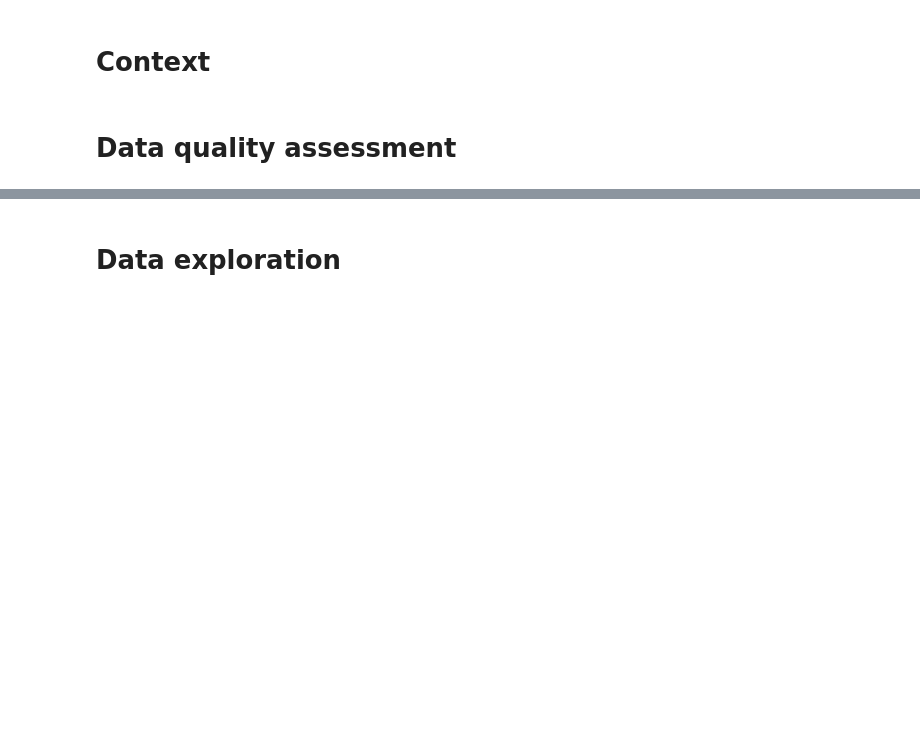
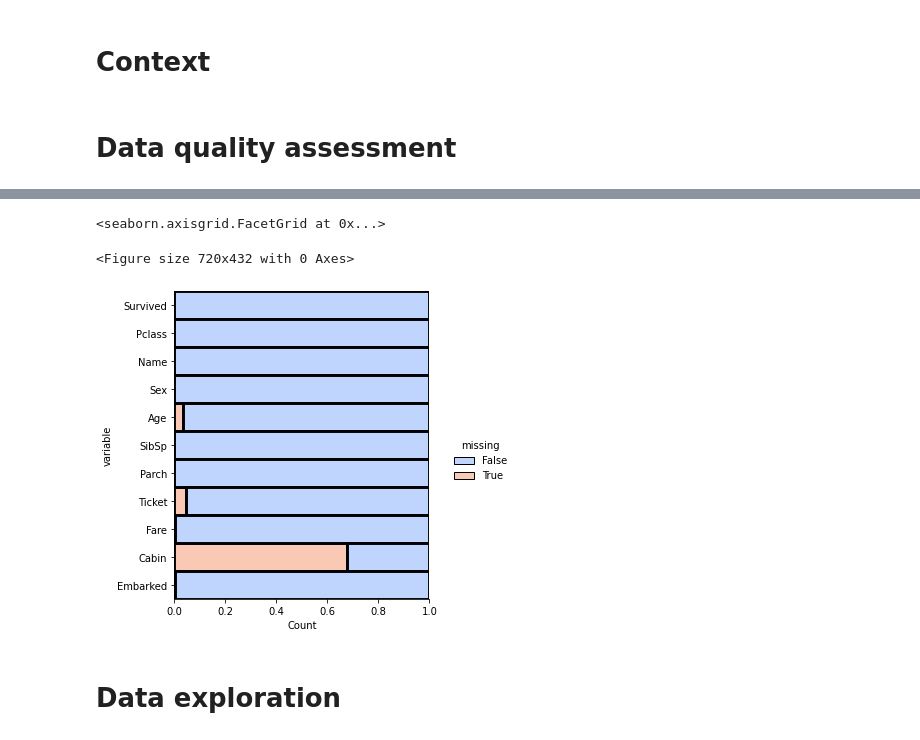
Before and after one commit to tshura/ml-intro, a Jupyter notebook: 2_data_exploration/eda.ipynb, the cells around one changed output, grey strips where cells are left out. Cells and saved outputs as stored; diff of their text form; code cells hidden in the pictures; blank space fills up the shorter version.

```diff
--- a/2_data_exploration/eda.ipynb
+++ b/2_data_exploration/eda.ipynb
@@ -33,2 +43,15 @@ td
+# %%
+plt.figure(figsize=(10,6))
+sns.displot(
+    data=td.isna().melt(value_name="missing"),
+    y="variable",
+    hue="missing",
+    palette = sns.color_palette('Accent')[4:6],
+    multiple="fill"
+)
+# %% [output]
+<seaborn.axisgrid.FacetGrid at 0x...>
+<Figure size 720x432 with 0 Axes>
+[figure, added]
 # %% [markdown]
 # Data exploration
```
Also changed, not shown: parts of 8 cells of this notebook.
